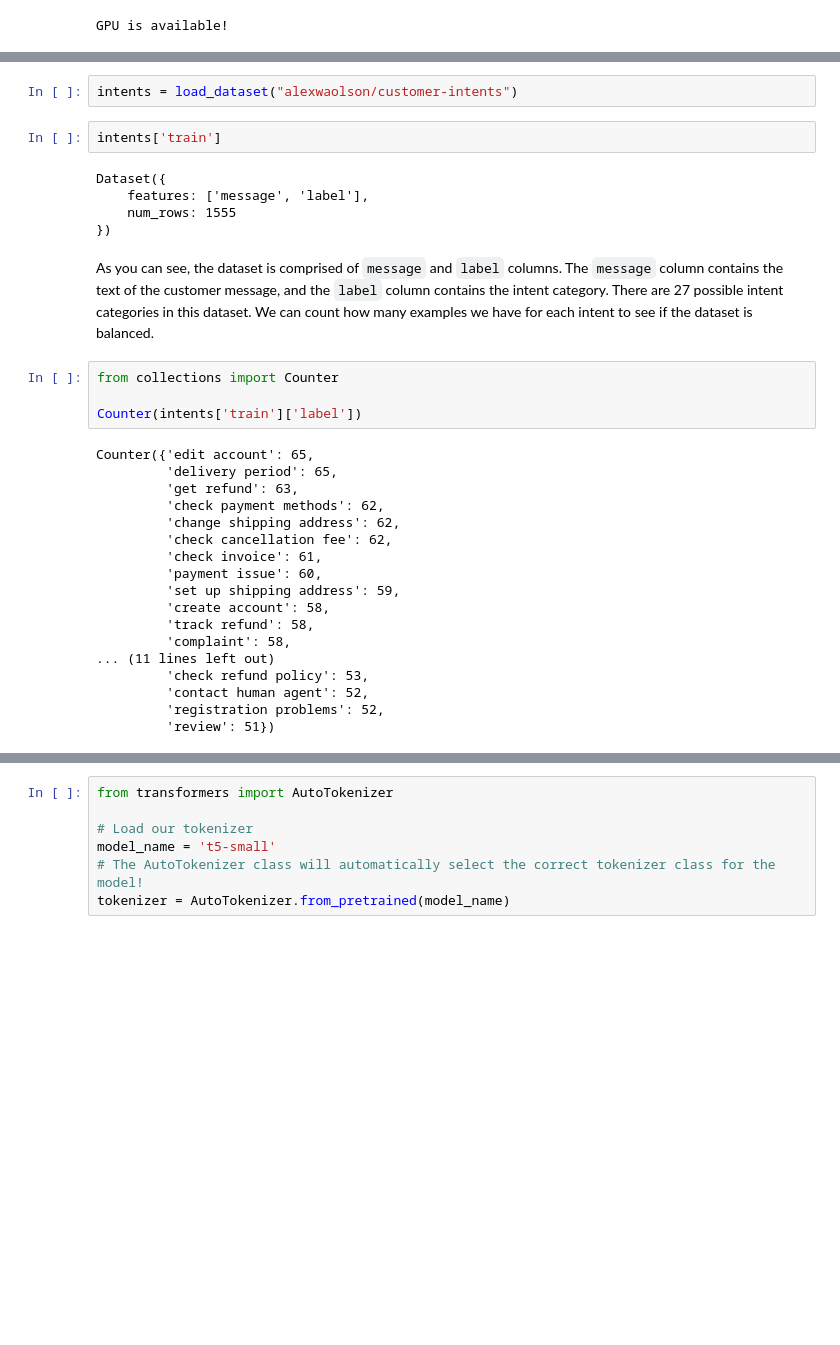
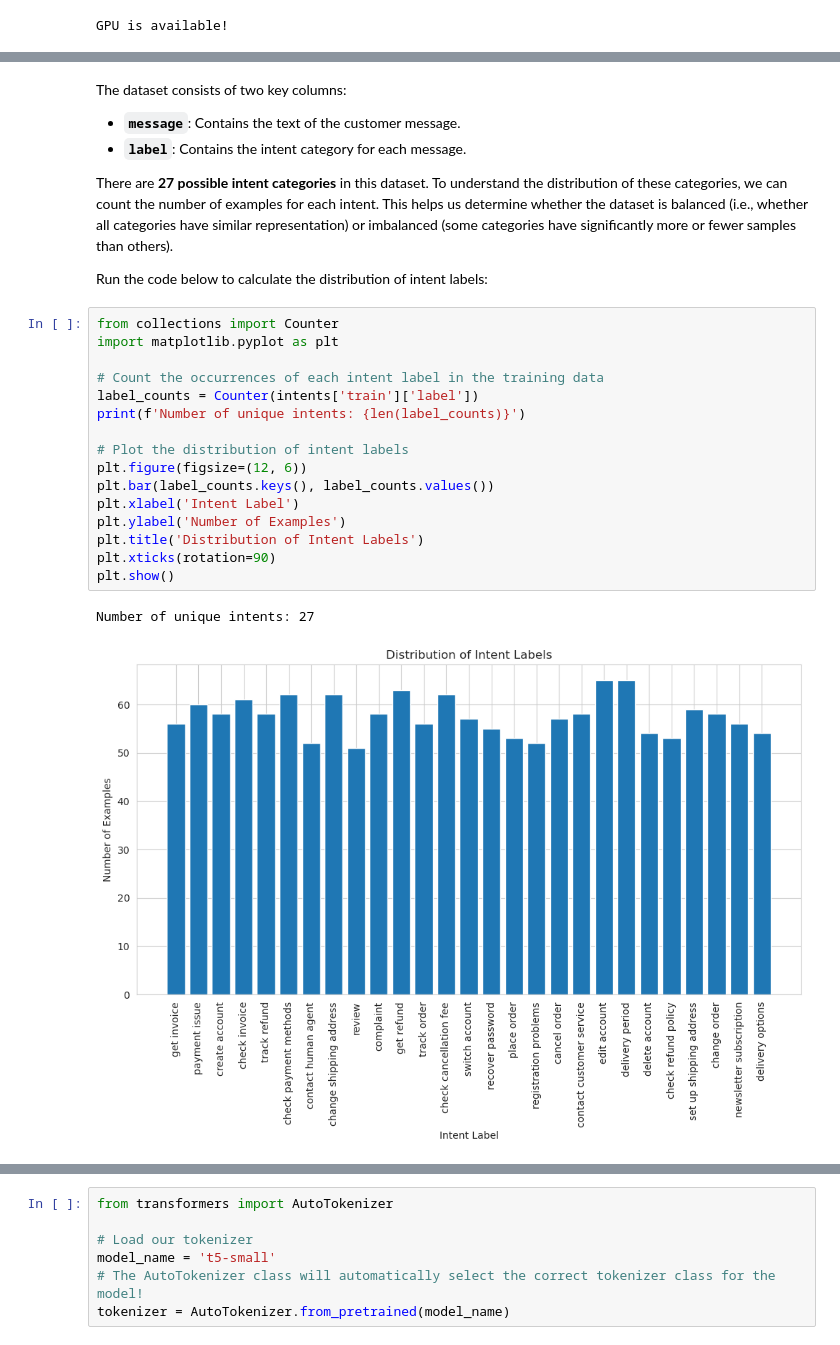
Before and after one commit to CARTE-Toronto/mitsubishi-workshop, a Jupyter notebook: labs_answered/lab_2_2_intent_classification_answered.ipynb, the cells around one changed output, grey strips where cells are left out. Cells and saved outputs as stored; diff of their text form; blank space fills up the shorter version.

```diff
--- a/labs_answered/lab_2_2_intent_classification_answered.ipynb
+++ b/labs_answered/lab_2_2_intent_classification_answered.ipynb
@@ -65,36 +83,30 @@ from datasets import load_dataset
-# %%
-intents = load_dataset("alexwaolson/customer-intents")
-# %%
-intents['train']
-# %% [output]
-Dataset({
-    features: ['message', 'label'],
-    num_rows: 1555
-})
 # %% [markdown]
-As you can see, the dataset is comprised of `message` and `label` columns. The `message` column contains the text of the customer message, and the `label` column contains the intent category. There are 27 possible intent categories in this dataset. We can count how many examples we have for each intent to see if the dataset is balanced.
+The dataset consists of two key columns:
+- **`message`**: Contains the text of the customer message.
+- **`label`**: Contains the intent category for each message.
+
+There are **27 possible intent categories** in this dataset. To understand the distribution of these categories, we can count the number of examples for each intent. This helps us determine whether the dataset is balanced (i.e., whether all categories have similar representation) or imbalanced (some categories have significantly more or fewer samples than others).
+
+Run the code below to calculate the distribution of intent labels:
 # %%
 from collections import Counter
+import matplotlib.pyplot as plt
 
-Counter(intents['train']['label'])
+# Count the occurrences of each intent label in the training data
+label_counts = Counter(intents['train']['label'])
+print(f'Number of unique intents: {len(label_counts)}')
+
+# Plot the distribution of intent labels
+plt.figure(figsize=(12, 6))
+plt.bar(label_counts.keys(), label_counts.values())
+plt.xlabel('Intent Label')
+plt.ylabel('Number of Examples')
+plt.title('Distribution of Intent Labels')
+plt.xticks(rotation=90)
+plt.show()
 # %% [output]
-Counter({'edit account': 65,
-         'delivery period': 65,
-         'get refund': 63,
-         'check payment methods': 62,
-         'change shipping address': 62,
-         'check cancellation fee': 62,
-         'check invoice': 61,
-         'payment issue': 60,
-         'set up shipping address': 59,
-         'create account': 58,
-         'track refund': 58,
-         'complaint': 58,
-... (11 lines left out)
-         'check refund policy': 53,
-         'contact human agent': 52,
-         'registration problems': 52,
-         'review': 51})
+Number of unique intents: 27
+[figure, added]
 # %% [markdown]
 ## Preprocessing the Dataset
 
```
Also changed, not shown: parts of 43 cells of this notebook, 5 other files.
